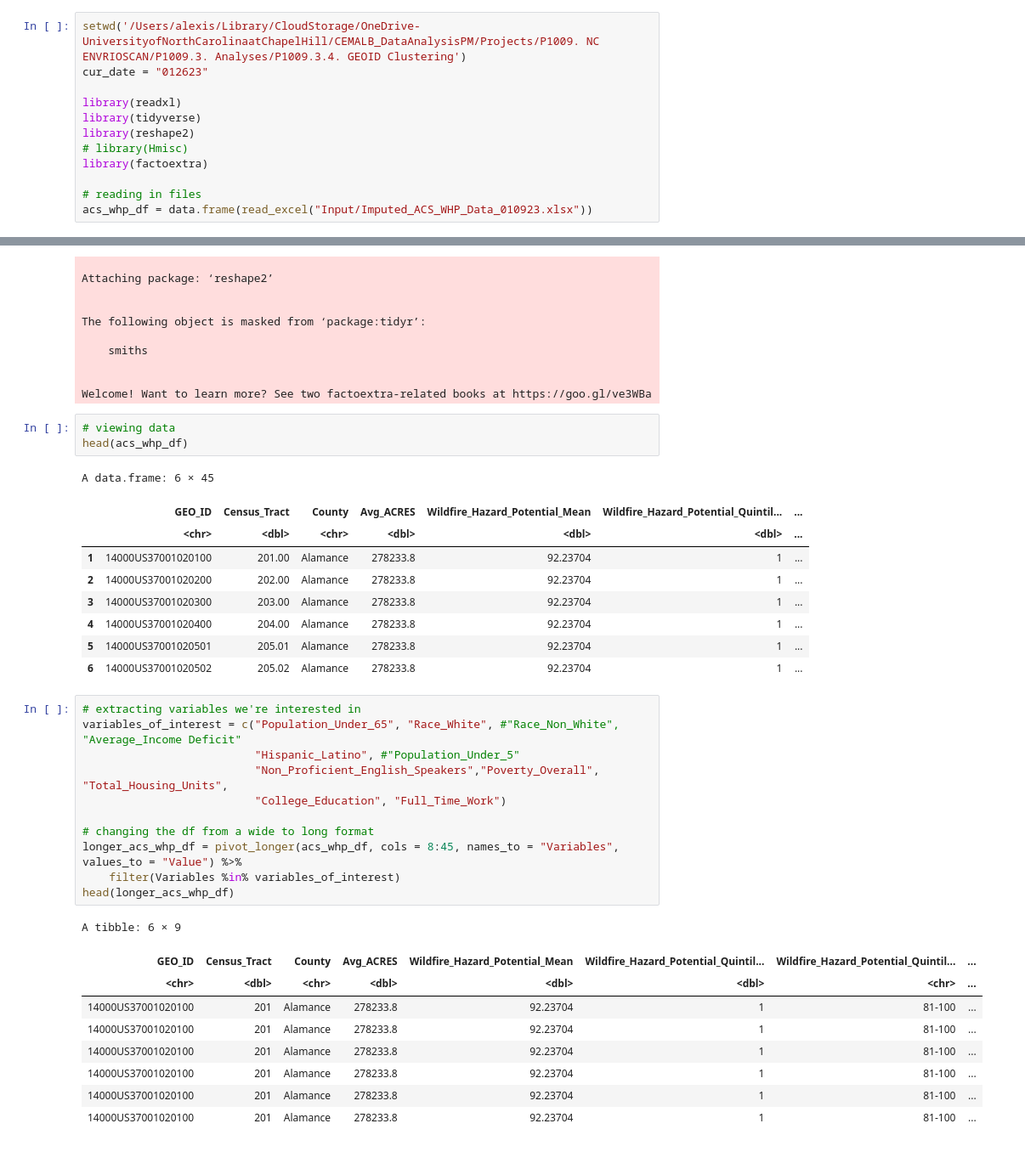
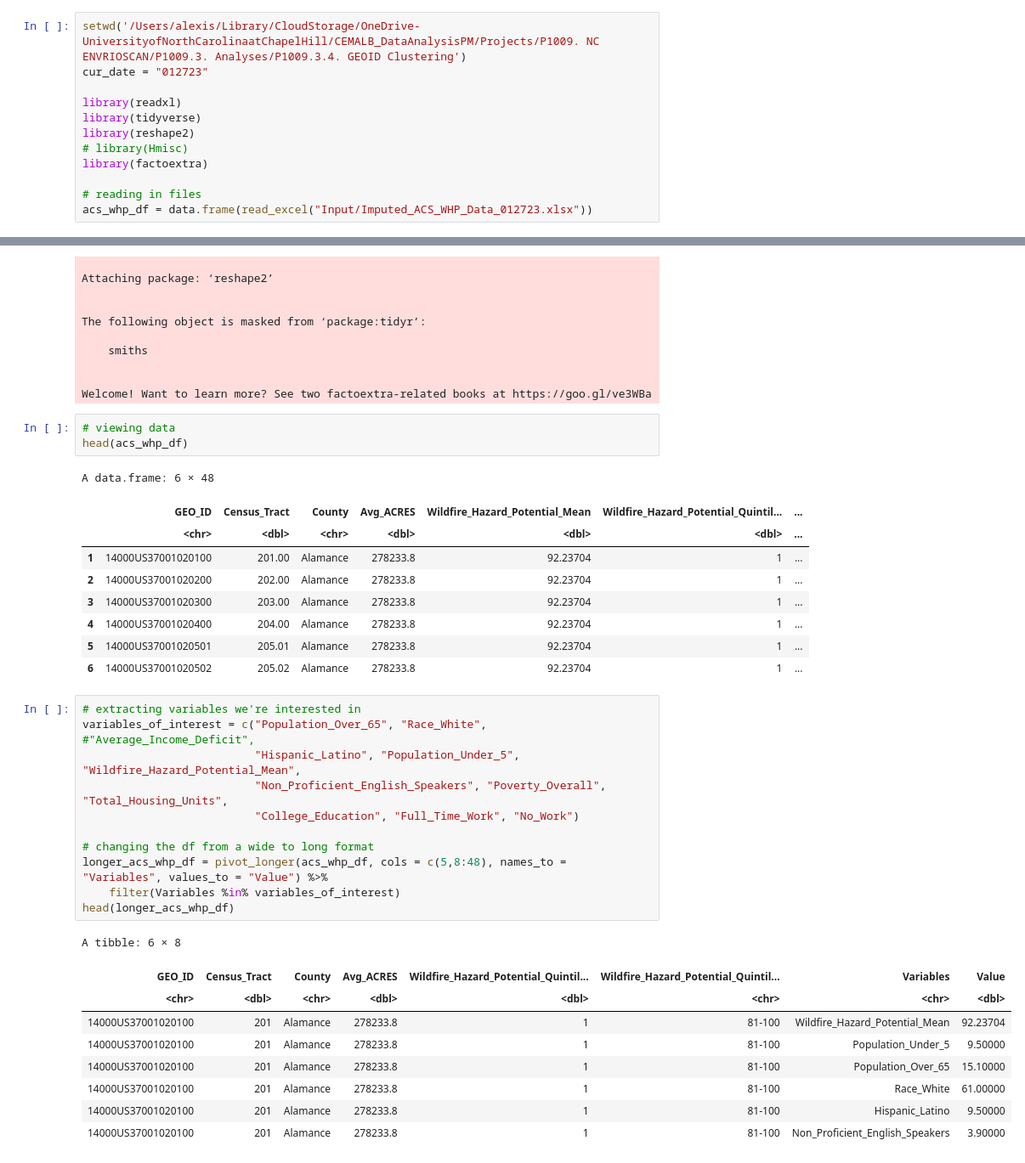
Before and after one commit to UNC-CEMALB/ENVIROSCAN, a Jupyter notebook: GEOID Clustering.ipynb, the cells around one changed output, grey strips where cells are left out. Shown at 85% size. Drawn from its saved outputs; the diff is of its cells as text.

```diff
--- a/GEOID Clustering.ipynb
+++ b/GEOID Clustering.ipynb
@@ -1,6 +1,6 @@
 # %%
 setwd('/Users/alexis/Library/CloudStorage/OneDrive-UniversityofNorthCarolinaatChapelHill/CEMALB_DataAnalysisPM/Projects/P1009. NC ENVRIOSCAN/P1009.3. Analyses/P1009.3.4. GEOID Clustering')
-cur_date = "012623"
+cur_date = "012723"
 
 library(readxl)
 library(tidyverse)
@@ -9,7 +9,7 @@ library(reshape2)
 library(factoextra)
 
 # reading in files
-acs_whp_df = data.frame(read_excel("Input/Imputed_ACS_WHP_Data_010923.xlsx"))
+acs_whp_df = data.frame(read_excel("Input/Imputed_ACS_WHP_Data_012723.xlsx"))
 # %% [output]
 ── Attaching packages ─────────────────────────────────────── tidyverse 1.3.2 ──
 ✔ ggplot2 3.4.0      ✔ purrr   0.3.4
@@ -33,7 +33,7 @@ Welcome! Want to learn more? See two factoextra-related books at https://goo.gl/
 # viewing data
 head(acs_whp_df)
 # %% [output]
-A data.frame: 6 × 45
+A data.frame: 6 × 48
 |  | GEO_ID | Census_Tract | County | Avg_ACRES | Wildfire_Hazard_Potential_Mean | Wildfire_Hazard_Potential_Quintil... | ... |
 |  | <chr> | <dbl> | <chr> | <dbl> | <dbl> | <dbl> | ... |
 | 1 | 14000US37001020100 | 201.00 | Alamance | 278233.8 | 92.23704 | 1 | ... |
@@ -44,25 +44,25 @@ A data.frame: 6 × 45
 | 6 | 14000US37001020502 | 205.02 | Alamance | 278233.8 | 92.23704 | 1 | ... |
 # %%
 # extracting variables we're interested in
-variables_of_interest = c("Population_Under_65", "Race_White", #"Race_Non_White", "Average_Income Deficit"
-                          "Hispanic_Latino", #"Population_Under_5"
-                          "Non_Proficient_English_Speakers","Poverty_Overall", "Total_Housing_Units",
-                          "College_Education", "Full_Time_Work")
+variables_of_interest = c("Population_Over_65", "Race_White", #"Average_Income_Deficit",
+                          "Hispanic_Latino", "Population_Under_5", "Wildfire_Hazard_Potential_Mean",
+                          "Non_Proficient_English_Speakers", "Poverty_Overall", "Total_Housing_Units",
+                          "College_Education", "Full_Time_Work", "No_Work")
 
 # changing the df from a wide to long format
-longer_acs_whp_df = pivot_longer(acs_whp_df, cols = 8:45, names_to = "Variables", values_to = "Value") %>%
+longer_acs_whp_df = pivot_longer(acs_whp_df, cols = c(5,8:48), names_to = "Variables", values_to = "Value") %>%
     filter(Variables %in% variables_of_interest)
 head(longer_acs_whp_df)
 # %% [output]
-A tibble: 6 × 9
+A tibble: 6 × 8
-| GEO_ID | Census_Tract | County | Avg_ACRES | Wildfire_Hazard_Potential_Mean | Wildfire_Hazard_Potential_Quintil... | Wildfire_Hazard_Potential_Quintil... | ... |
-| <chr> | <dbl> | <chr> | <dbl> | <dbl> | <dbl> | <chr> | ... |
-| 14000US37001020100 | 201 | Alamance | 278233.8 | 92.23704 | 1 | 81-100 | ... |
-| 14000US37001020100 | 201 | Alamance | 278233.8 | 92.23704 | 1 | 81-100 | ... |
-| 14000US37001020100 | 201 | Alamance | 278233.8 | 92.23704 | 1 | 81-100 | ... |
-| 14000US37001020100 | 201 | Alamance | 278233.8 | 92.23704 | 1 | 81-100 | ... |
-| 14000US37001020100 | 201 | Alamance | 278233.8 | 92.23704 | 1 | 81-100 | ... |
-| 14000US37001020100 | 201 | Alamance | 278233.8 | 92.23704 | 1 | 81-100 | ... |
+| GEO_ID | Census_Tract | County | Avg_ACRES | Wildfire_Hazard_Potential_Quintil... | Wildfire_Hazard_Potential_Quintil... | Variables | Value |
+| <chr> | <dbl> | <chr> | <dbl> | <dbl> | <chr> | <chr> | <dbl> |
+| 14000US37001020100 | 201 | Alamance | 278233.8 | 1 | 81-100 | Wildfire_Hazard_Potential_Mean | 92.23704 |
+| 14000US37001020100 | 201 | Alamance | 278233.8 | 1 | 81-100 | Population_Under_5 | 9.50000 |
+| 14000US37001020100 | 201 | Alamance | 278233.8 | 1 | 81-100 | Population_Over_65 | 15.10000 |
+| 14000US37001020100 | 201 | Alamance | 278233.8 | 1 | 81-100 | Race_White | 61.00000 |
+| 14000US37001020100 | 201 | Alamance | 278233.8 | 1 | 81-100 | Hispanic_Latino | 9.50000 |
+| 14000US37001020100 | 201 | Alamance | 278233.8 | 1 | 81-100 | Non_Proficient_English_Speakers | 3.90000 |
 # %%
 # wide formatted df w/ sociodemographic variables and corresponding geo ids
 id_variable_df = reshape2::dcast(longer_acs_whp_df, GEO_ID ~ Variables, value.var = "Value") %>%
```
Also changed, not shown: parts of 3 cells of this notebook.
